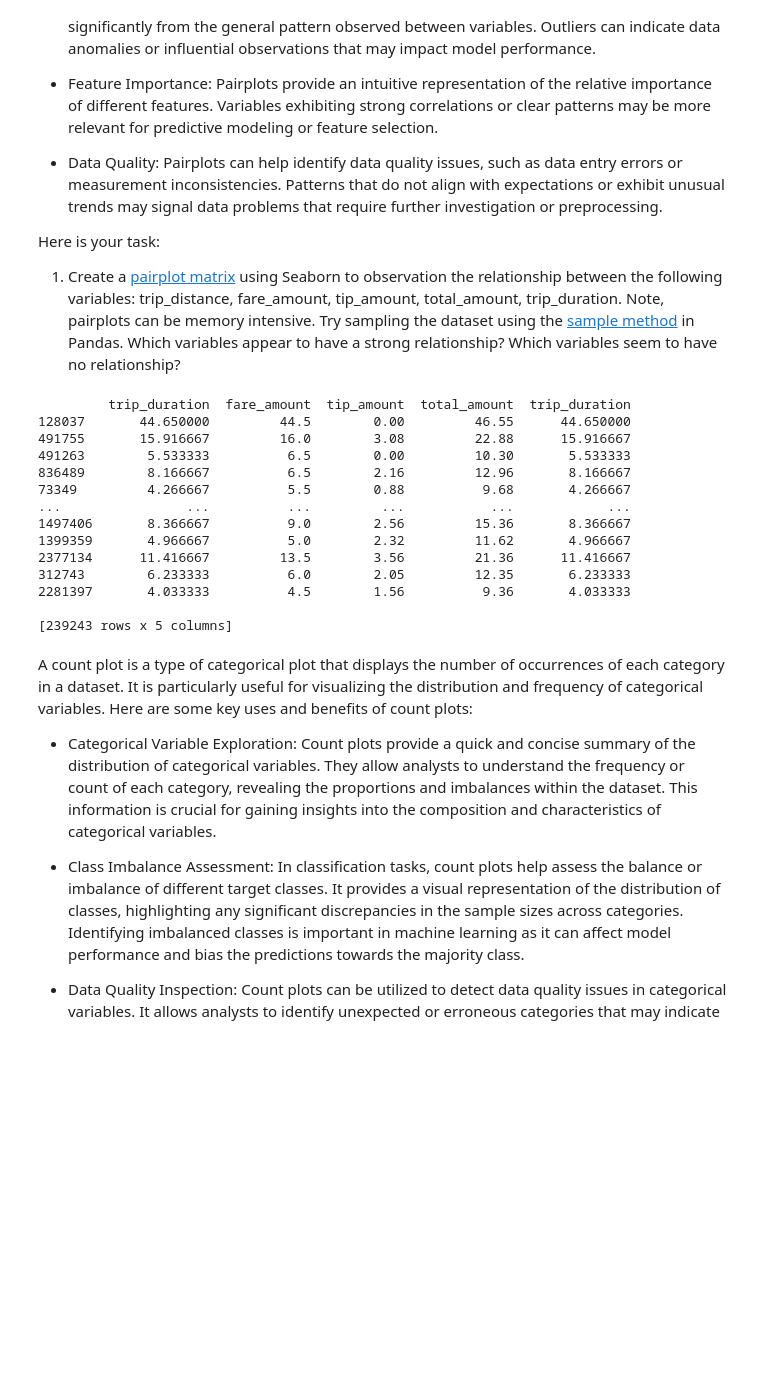
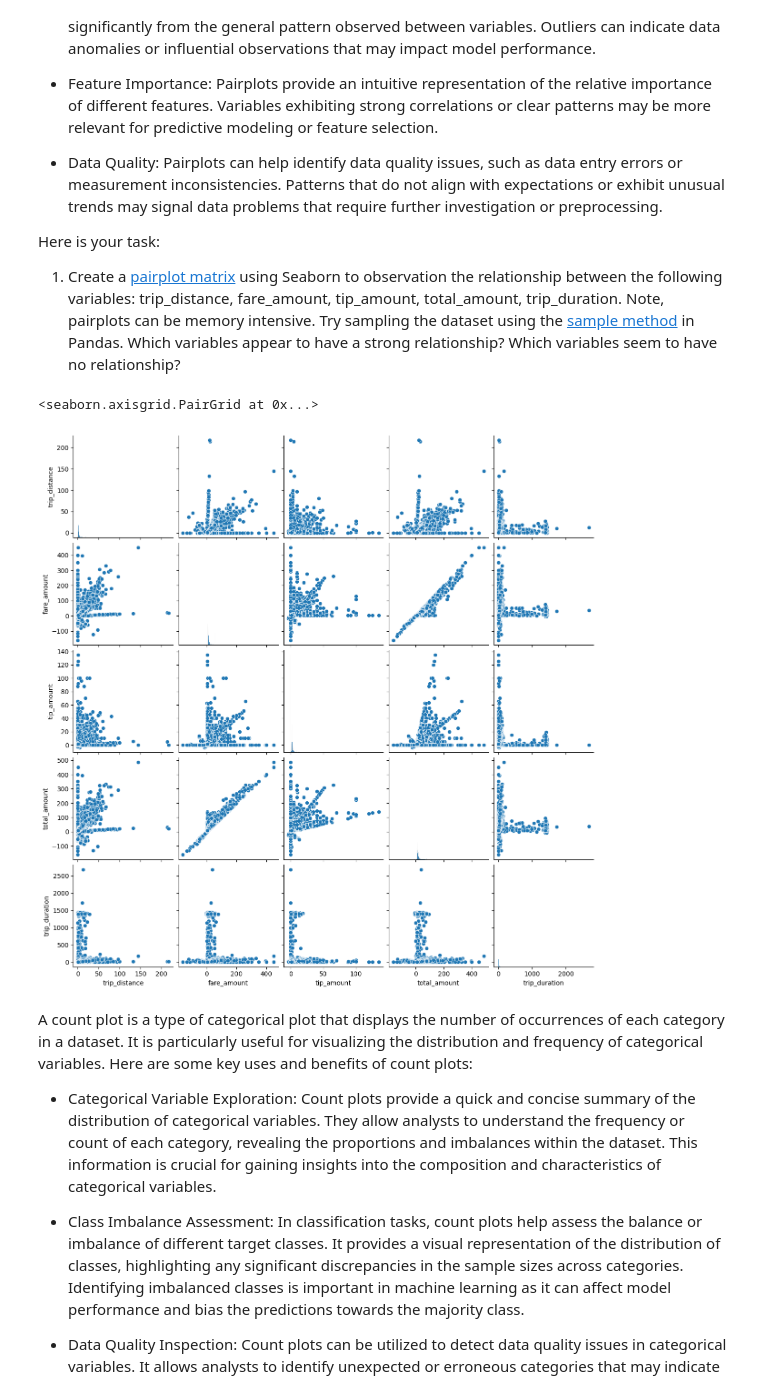
Before and after one commit to FranciscoNav/springboard, a Jupyter notebook: Student_MLE_MiniProject_EDA.ipynb, the cells around one changed output. Saved outputs shown, nothing was run; the diff lists cells and outputs as text; code cells hidden in the pictures; blank space fills up the shorter version.

```diff
--- a/Student_MLE_MiniProject_EDA.ipynb
+++ b/Student_MLE_MiniProject_EDA.ipynb
@@ -260,26 +259,12 @@ Here is your task:
 # %%
 # Create a scatter plot matrix of numerical variables. If memory issues try the df.sample method.
 sample_df = no_na_taxi_df.sample(frac=0.1, replace=True, random_state=1)
-final_df = sample_df[['trip_duration', 'fare_amount', 'tip_amount', 'total_amount', 'trip_duration']]
+final_df = sample_df[['trip_distance', 'fare_amount', 'tip_amount', 'total_amount', 'trip_duration']]
 
-# print(final_df)
-
-sns.pairplot(sample_df)
+sns.pairplot(final_df)
 # %% [output]
-         trip_duration  fare_amount  tip_amount  total_amount  trip_duration
-128037       44.650000         44.5        0.00         46.55      44.650000
-491755       15.916667         16.0        3.08         22.88      15.916667
-491263        5.533333          6.5        0.00         10.30       5.533333
-836489        8.166667          6.5        2.16         12.96       8.166667
-73349         4.266667          5.5        0.88          9.68       4.266667
-...                ...          ...         ...           ...            ...
-1497406       8.366667          9.0        2.56         15.36       8.366667
-1399359       4.966667          5.0        2.32         11.62       4.966667
-2377134      11.416667         13.5        3.56         21.36      11.416667
-312743        6.233333          6.0        2.05         12.35       6.233333
-2281397       4.033333          4.5        1.56          9.36       4.033333
-
-[239243 rows x 5 columns]
+<seaborn.axisgrid.PairGrid at 0x...>
+[figure, added]
 # %% [markdown]
 A count plot is a type of categorical plot that displays the number of occurrences of each category in a dataset. It is particularly useful for visualizing the distribution and frequency of categorical variables. Here are some key uses and benefits of count plots:
 
```
Also changed, not shown: parts of 2 cells of this notebook.
